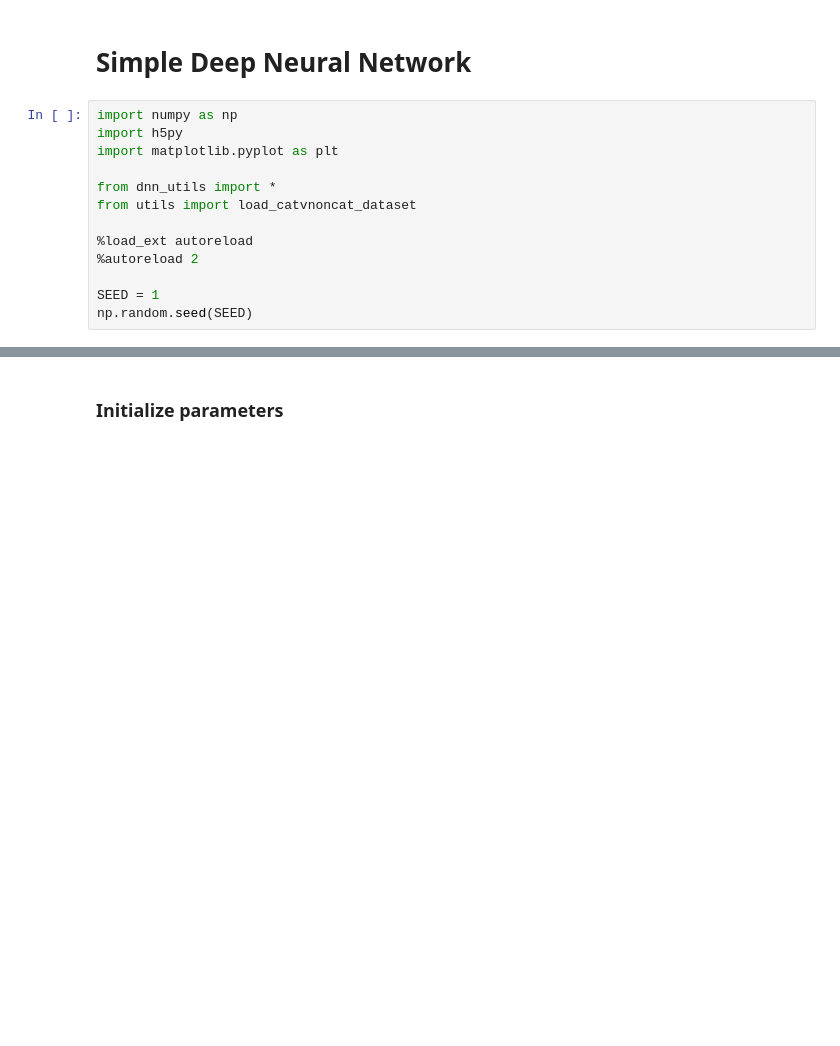
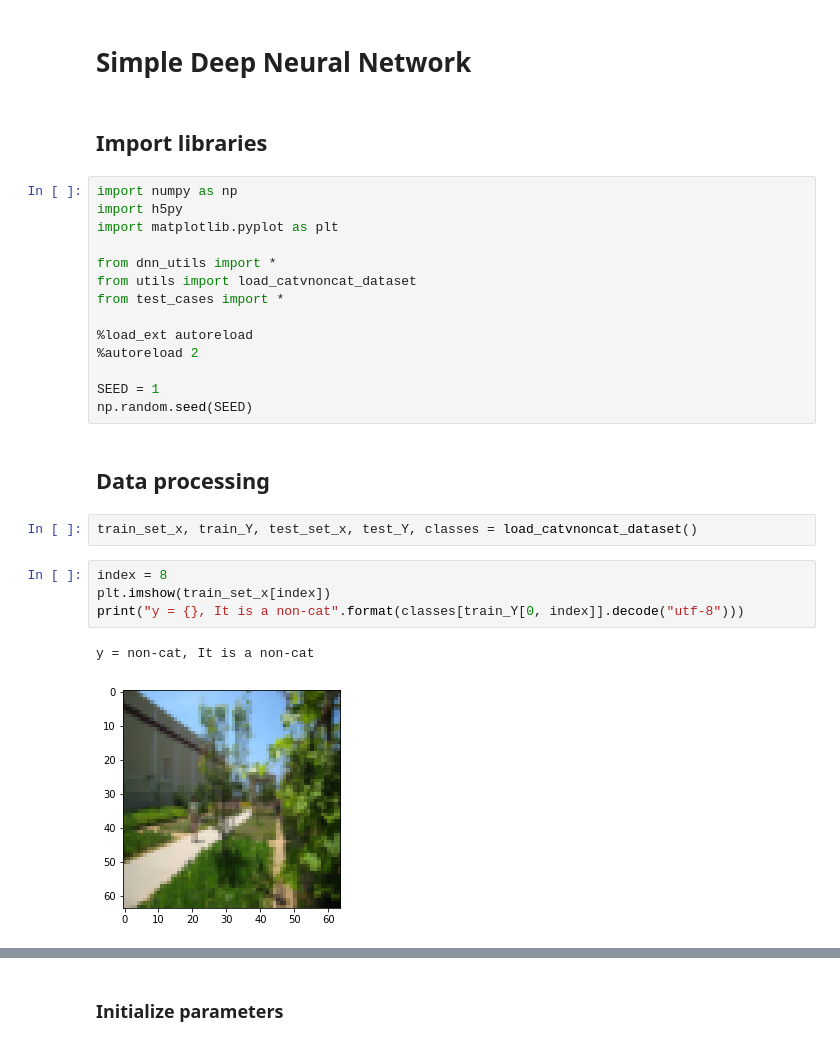
Before and after one commit to elirex/ml-practices, a Jupyter notebook: neural_netowrks_and_deep_learning/simple_deep_neural_network.ipynb, the cells around one changed output, grey strips where cells are left out. Drawn from its saved outputs; the diff is of its cells as text; blank space fills up the shorter version.

```diff
--- a/neural_netowrks_and_deep_learning/simple_deep_neural_network.ipynb
+++ b/neural_netowrks_and_deep_learning/simple_deep_neural_network.ipynb
@@ -1,5 +1,7 @@
 # %% [markdown]
 # Simple Deep Neural Network
+# %% [markdown]
+## Import libraries
 # %%
 import numpy as np
 import h5py
@@ -7,9 +9,21 @@ import matplotlib.pyplot as plt
 
 from dnn_utils import *
 from utils import load_catvnoncat_dataset
+from test_cases import *
 
 %load_ext autoreload
 %autoreload 2
 
 SEED = 1
 np.random.seed(SEED)
+# %% [markdown]
+## Data processing
+# %%
+train_set_x, train_Y, test_set_x, test_Y, classes = load_catvnoncat_dataset()
+# %%
+index = 8
+plt.imshow(train_set_x[index])
+print("y = {}, It is a non-cat".format(classes[train_Y[0, index]].decode("utf-8")))
+# %% [output]
+y = non-cat, It is a non-cat
+[figure, added]
```
Also changed, not shown: parts of 32 cells of this notebook, 2 other files.
